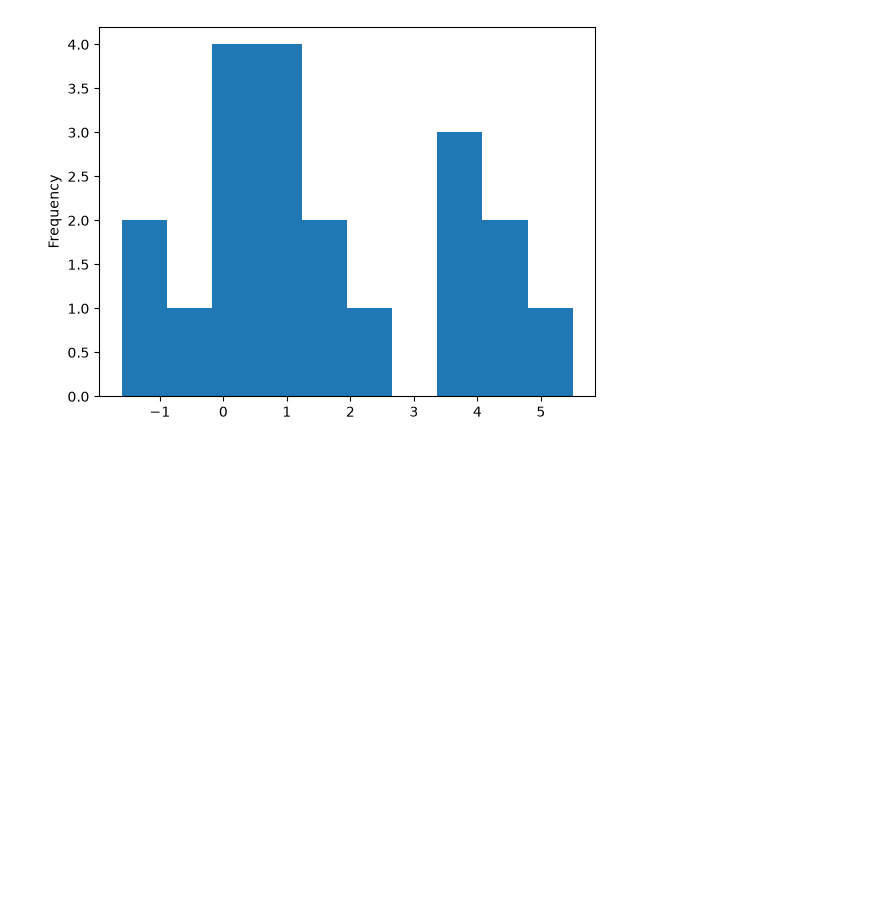
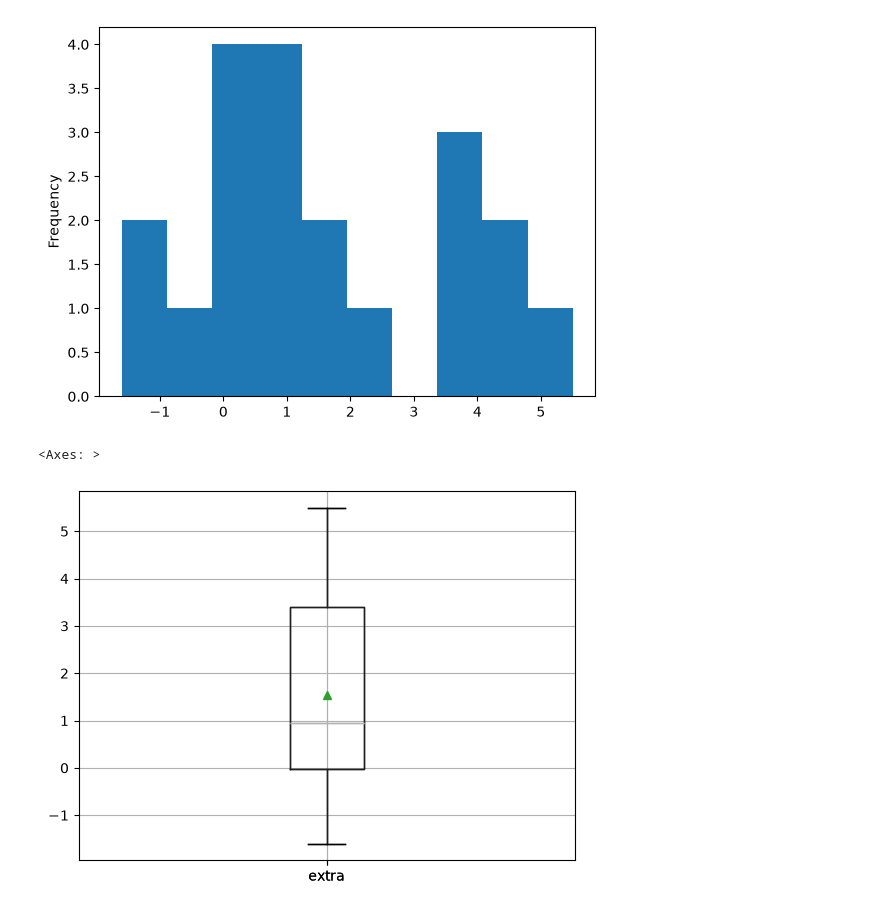
Before and after one commit to Psyc3000A/Fall-Winter2026, a Jupyter notebook: SophieA.ipynb, the cells around one changed output. Drawn from its saved outputs; the diff is of its cells as text; code cells hidden in the pictures; blank space fills up the shorter version.

```diff
--- a/SophieA.ipynb
+++ b/SophieA.ipynb
@@ -145,3 +145,9 @@ datafile["extra"].plot(kind="hist")
 # %% [output]
 <Axes: ylabel='Frequency'>
 [figure]
+# %%
+datafile.boxplot(column="extra")
+datafile.boxplot(column="extra", showmeans=True)
+# %% [output]
+<Axes: >
+[figure, added]
```
